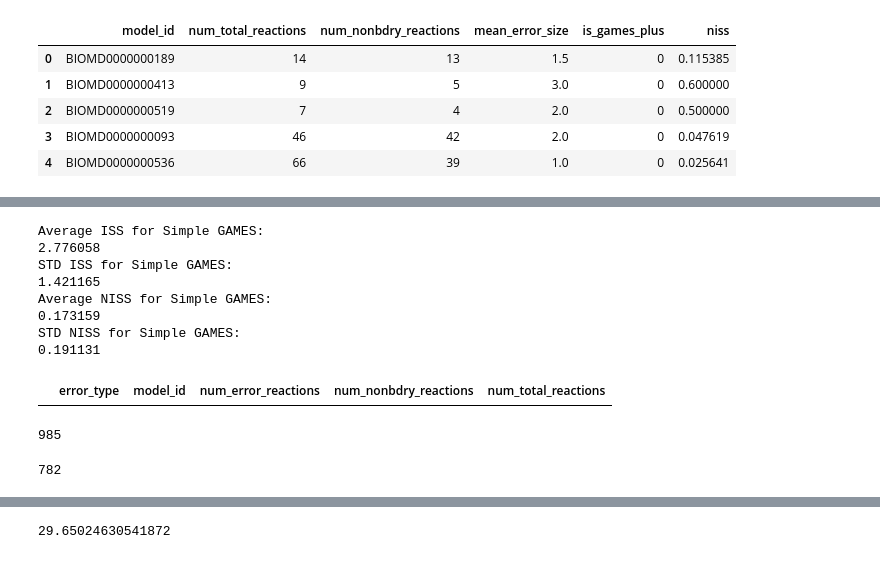
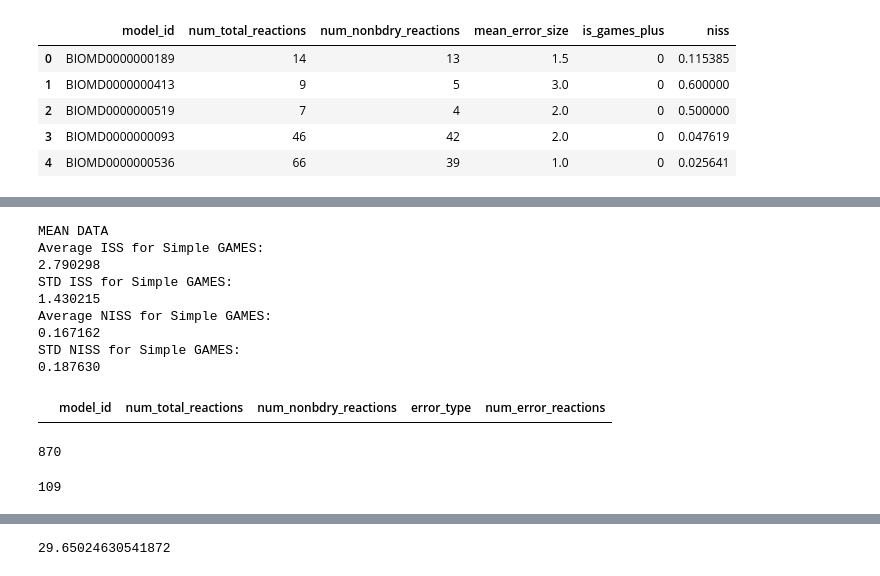
Before and after one commit to ModelEngineering/SBMLLint, a Jupyter notebook: notebook/run_report_statistics.ipynb, the cells around one changed output, grey strips where cells are left out. Saved outputs shown, nothing was run; the diff lists cells and outputs as text; code cells hidden in the pictures.

```diff
--- a/notebook/run_report_statistics.ipynb
+++ b/notebook/run_report_statistics.ipynb
@@ -226,29 +292,31 @@ simple_games_res_df_mean.head()
 # %%
+print("MEAN DATA")
 print("Average ISS for Simple GAMES: \n%f" % np.mean(simple_games_res_df_mean[MEAN_ERROR_SIZE]))
 print("STD ISS for Simple GAMES: \n%f" % np.std(simple_games_res_df_mean[MEAN_ERROR_SIZE]))
 print("Average NISS for Simple GAMES: \n%f" % np.mean(simple_games_res_df_mean["niss"]))
 print("STD NISS for Simple GAMES: \n%f" % np.std(simple_games_res_df_mean["niss"]))
 # %% [output]
+MEAN DATA
 Average ISS for Simple GAMES:
-2.776058
+2.790298
 STD ISS for Simple GAMES:
-1.421165
+1.430215
 Average NISS for Simple GAMES:
-0.173159
+0.167162
 STD NISS for Simple GAMES:
-0.191131
+0.187630
-# %%
-res_df[res_df[NUM_ERROR_REACTIONS] > res_df[NUM_NONBDRY_REACTIONS]]
-# %% [output]
-|  | error_type | model_id | num_error_reactions | num_nonbdry_reactions | num_total_reactions |
+# %%
+res_df_full[res_df_full[NUM_ERROR_REACTIONS] > res_df_full[NUM_NONBDRY_REACTIONS]]
+# %% [output]
+|  | model_id | num_total_reactions | num_nonbdry_reactions | error_type | num_error_reactions |
 # %%
-len(extended_res_df)
+len(res_df_full)
 # %% [output]
-985
+870
 # %%
-len(simple_games_res_df)
+len(simple_games_res_df_mean)
 # %% [output]
-782
+109
 # %%
 dd = extended_res_df[(extended_res_df[ERROR_TYPE]==TYPE_III) | \
                      (extended_res_df[ERROR_TYPE]==CANCELING) | \
```
Also changed, not shown: parts of 10 cells of this notebook.
